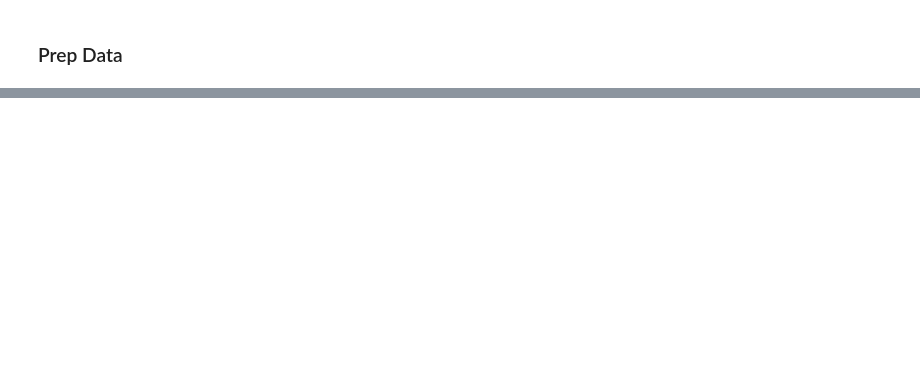
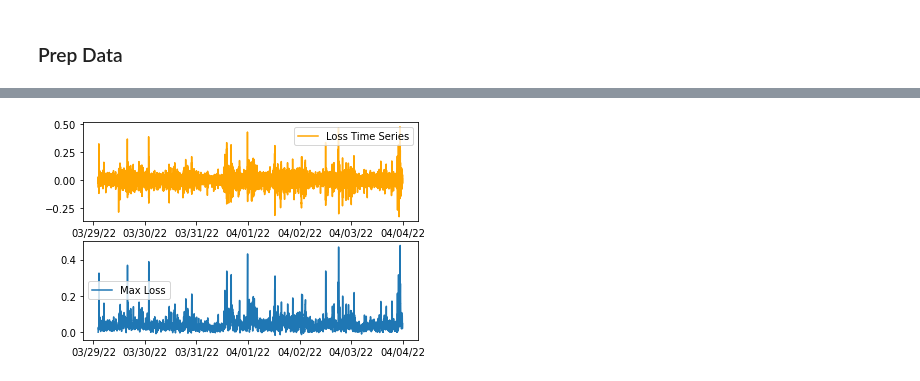
Before and after one commit to jasonbohne123/ARC_Model, a Jupyter notebook: arch.ipynb, the cells around one changed output, grey strips where cells are left out. Saved outputs shown, nothing was run; the diff lists cells and outputs as text; code cells hidden in the pictures; blank space fills up the shorter version.

```diff
--- a/arch.ipynb
+++ b/arch.ipynb
@@ -78,5 +85,0 @@ plt.plot(100 * high_freq['midprice_mean'].pct_change().dropna(),color='orange')
-# %%
-returns = 10000 * high_freq['midprice_mean'].pct_change().dropna() # scaling for MLE Convergence
-am = arch_model(returns, p=1, o=1, q=1)
-res = am.fit(update_freq=5, disp="off")
-print(res.summary())
@@ -106,0 +103,17 @@ fig = res.plot(annualize="D")
+# %%
+def generate_max(series):
+    '''
+    Here is largest  loss for  last 5 minute returns (1 min increments) excluding nan values
+
+    '''
+    max_values=np.array([])
+    for i,x in enumerate(series.values):
+        if np.isnan(series.values[i]):
+            max_values=np.append(max_values,0)
+            j=i
+            continue
+
+        max_values=np.append(max_values,min(series.values[max(j+1,i-9):i+1]))
+
+    max_series=pd.Series(max_values,index=series.index)
+    return -max_series # view losses as positive
@@ -106,0 +122,12 @@ fig = res.plot(annualize="D")
+# %%
+fig,ax = plt.subplots(2,1)
+
+
+ax[1].plot(high_freq['max_loss'], label='Max Loss')
+ax[0].plot(-high_freq['return'], label='Loss Time Series',color='orange') # flip returns to view
+ax[0].legend()
+ax[1].legend()
+ax[0].xaxis.set_major_formatter(DateFormatter("%D"))
+ax[1].xaxis.set_major_formatter(DateFormatter("%D"))
+# %% [output]
+[figure, added]
```
Also changed, not shown: parts of 25 cells of this notebook, 1 other file.
